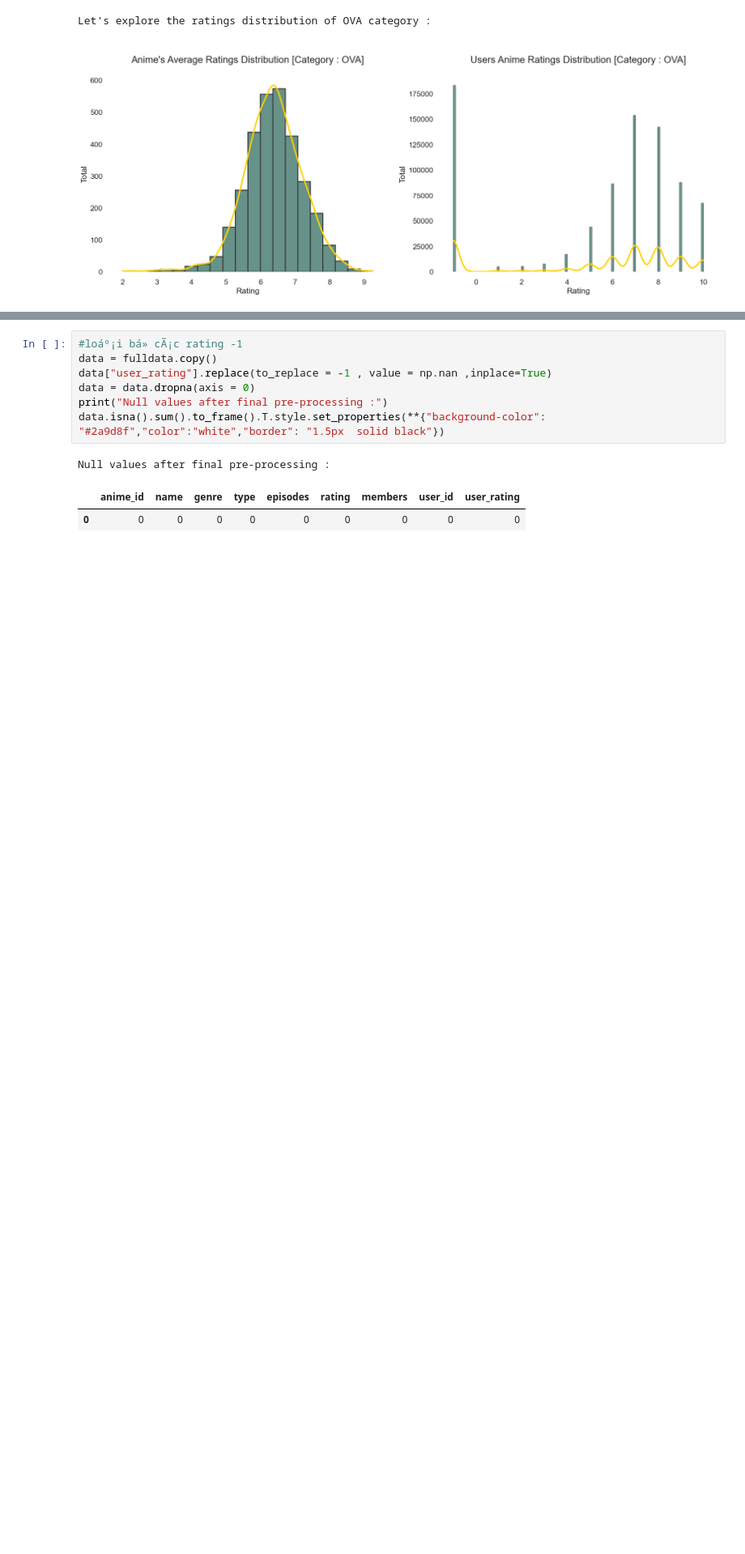
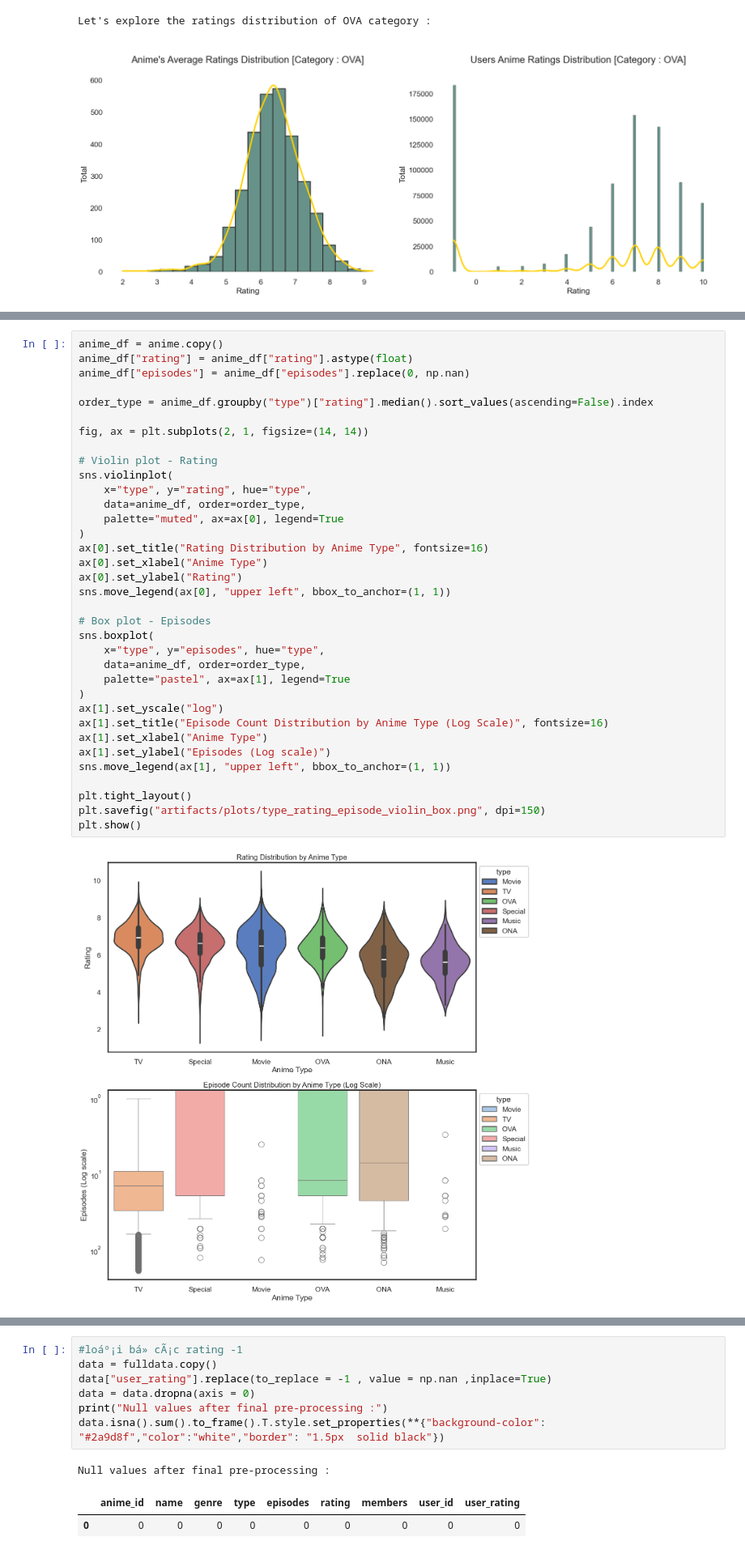
Before and after one commit to vngclinh/anime-recommendation-system, a Jupyter notebook: rcm.ipynb, the cells around one changed output, grey strips where cells are left out. Shown at 81% size. Drawn from its saved outputs; the diff is of its cells as text; blank space fills up the shorter version.

```diff
--- a/rcm.ipynb
+++ b/rcm.ipynb
@@ -340,0 +361,37 @@ let's explore how genre's wordcloud looks like
+# %%
+anime_df = anime.copy()
+anime_df["rating"] = anime_df["rating"].astype(float)
+anime_df["episodes"] = anime_df["episodes"].replace(0, np.nan)
+
+order_type = anime_df.groupby("type")["rating"].median().sort_values(ascending=False).index
+
+fig, ax = plt.subplots(2, 1, figsize=(14, 14))
+
+# Violin plot - Rating
+sns.violinplot(
+    x="type", y="rating", hue="type",
+    data=anime_df, order=order_type,
+    palette="muted", ax=ax[0], legend=True
+)
+ax[0].set_title("Rating Distribution by Anime Type", fontsize=16)
+ax[0].set_xlabel("Anime Type")
+ax[0].set_ylabel("Rating")
+sns.move_legend(ax[0], "upper left", bbox_to_anchor=(1, 1))
+
+# Box plot - Episodes
+sns.boxplot(
+    x="type", y="episodes", hue="type",
+    data=anime_df, order=order_type,
+    palette="pastel", ax=ax[1], legend=True
+)
+ax[1].set_yscale("log")
+ax[1].set_title("Episode Count Distribution by Anime Type (Log Scale)", fontsize=16)
+ax[1].set_xlabel("Anime Type")
+ax[1].set_ylabel("Episodes (Log scale)")
+sns.move_legend(ax[1], "upper left", bbox_to_anchor=(1, 1))
+
+plt.tight_layout()
+plt.savefig("artifacts/plots/type_rating_episode_violin_box.png", dpi=150)
+plt.show()
+# %% [output]
+[figure, added]
```
Also changed, not shown: parts of 2 cells of this notebook, 5 other files.
